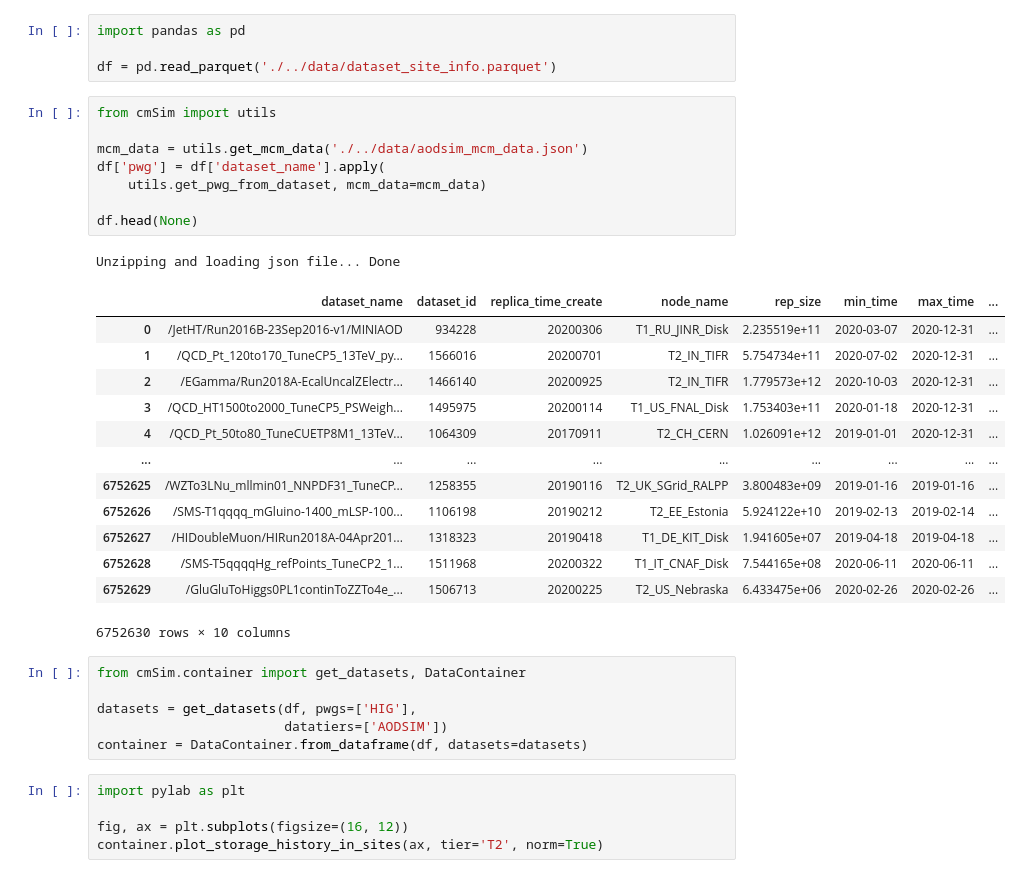
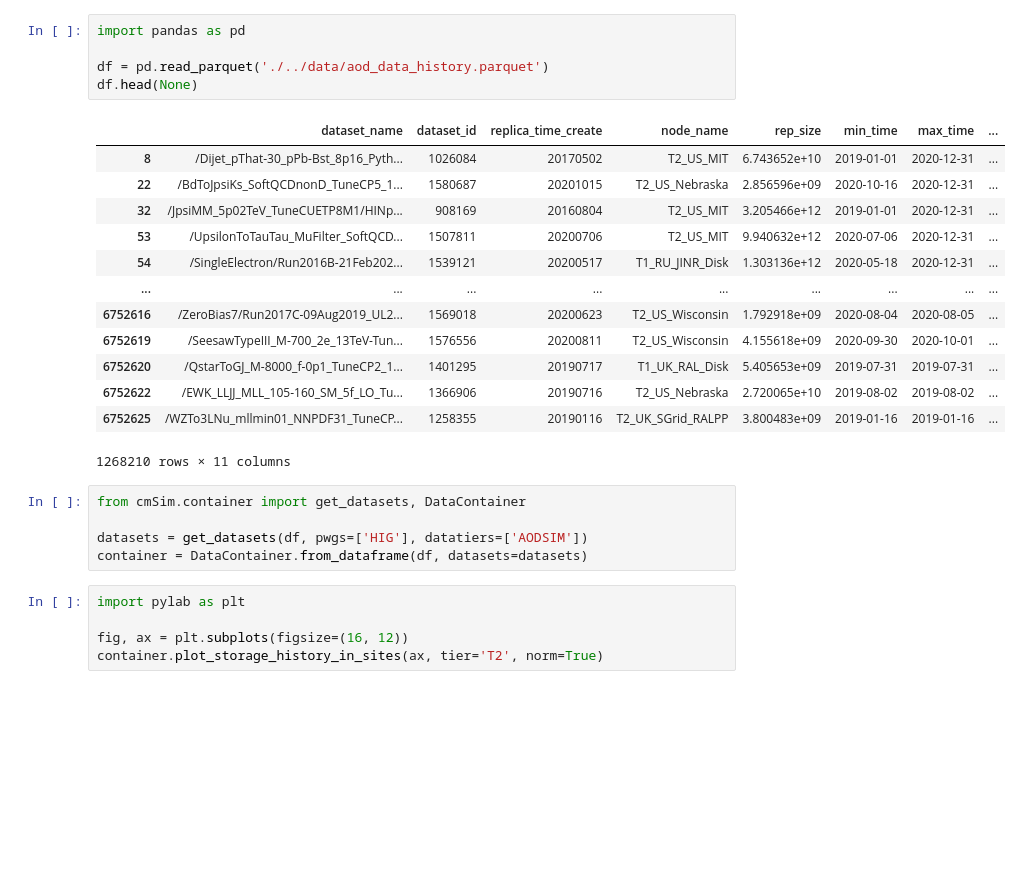
Before and after one commit to SimoneGasperini/cms-cmSim, a Jupyter notebook: notebooks/container_example.ipynb, the cells around one changed output. Saved outputs shown, nothing was run; the diff lists cells and outputs as text; blank space fills up the shorter version.

```diff
--- a/notebooks/container_example.ipynb
+++ b/notebooks/container_example.ipynb
@@ -1,35 +1,26 @@
 # %%
 import pandas as pd
 
-df = pd.read_parquet('./../data/dataset_site_info.parquet')
+df = pd.read_parquet('./../data/aod_data_history.parquet')
+df.head(None)
+# %% [output]
+|  | dataset_name | dataset_id | replica_time_create | node_name | rep_size | min_time | max_time | ... |
+| 8 | /Dijet_pThat-30_pPb-Bst_8p16_Pyth... | 1026084 | 20170502 | T2_US_MIT | 6.743652e+10 | 2019-01-01 | 2020-12-31 | ... |
+| 22 | /BdToJpsiKs_SoftQCDnonD_TuneCP5_1... | 1580687 | 20201015 | T2_US_Nebraska | 2.856596e+09 | 2020-10-16 | 2020-12-31 | ... |
+| 32 | /JpsiMM_5p02TeV_TuneCUETP8M1/HINp... | 908169 | 20160804 | T2_US_MIT | 3.205466e+12 | 2019-01-01 | 2020-12-31 | ... |
+| 53 | /UpsilonToTauTau_MuFilter_SoftQCD... | 1507811 | 20200706 | T2_US_MIT | 9.940632e+12 | 2020-07-06 | 2020-12-31 | ... |
+| 54 | /SingleElectron/Run2016B-21Feb202... | 1539121 | 20200517 | T1_RU_JINR_Disk | 1.303136e+12 | 2020-05-18 | 2020-12-31 | ... |
+| ... | ... | ... | ... | ... | ... | ... | ... | ... |
+| 6752616 | /ZeroBias7/Run2017C-09Aug2019_UL2... | 1569018 | 20200623 | T2_US_Wisconsin | 1.792918e+09 | 2020-08-04 | 2020-08-05 | ... |
+| 6752619 | /SeesawTypeIII_M-700_2e_13TeV-Tun... | 1576556 | 20200811 | T2_US_Wisconsin | 4.155618e+09 | 2020-09-30 | 2020-10-01 | ... |
+| 6752620 | /QstarToGJ_M-8000_f-0p1_TuneCP2_1... | 1401295 | 20190717 | T1_UK_RAL_Disk | 5.405653e+09 | 2019-07-31 | 2019-07-31 | ... |
+| 6752622 | /EWK_LLJJ_MLL_105-160_SM_5f_LO_Tu... | 1366906 | 20190716 | T2_US_Nebraska | 2.720065e+10 | 2019-08-02 | 2019-08-02 | ... |
+| 6752625 | /WZTo3LNu_mllmin01_NNPDF31_TuneCP... | 1258355 | 20190116 | T2_UK_SGrid_RALPP | 3.800483e+09 | 2019-01-16 | 2019-01-16 | ... |
+1268210 rows × 11 columns
-# %%
-from cmSim import utils
-
-mcm_data = utils.get_mcm_data('./../data/aodsim_mcm_data.json')
-df['pwg'] = df['dataset_name'].apply(
-    utils.get_pwg_from_dataset, mcm_data=mcm_data)
-
-df.head(None)
-# %% [output]
-Unzipping and loading json file... Done
-|  | dataset_name | dataset_id | replica_time_create | node_name | rep_size | min_time | max_time | ... |
-| 0 | /JetHT/Run2016B-23Sep2016-v1/MINIAOD | 934228 | 20200306 | T1_RU_JINR_Disk | 2.235519e+11 | 2020-03-07 | 2020-12-31 | ... |
-| 1 | /QCD_Pt_120to170_TuneCP5_13TeV_py... | 1566016 | 20200701 | T2_IN_TIFR | 5.754734e+11 | 2020-07-02 | 2020-12-31 | ... |
-| 2 | /EGamma/Run2018A-EcalUncalZElectr... | 1466140 | 20200925 | T2_IN_TIFR | 1.779573e+12 | 2020-10-03 | 2020-12-31 | ... |
-| 3 | /QCD_HT1500to2000_TuneCP5_PSWeigh... | 1495975 | 20200114 | T1_US_FNAL_Disk | 1.753403e+11 | 2020-01-18 | 2020-12-31 | ... |
-| 4 | /QCD_Pt_50to80_TuneCUETP8M1_13TeV... | 1064309 | 20170911 | T2_CH_CERN | 1.026091e+12 | 2019-01-01 | 2020-12-31 | ... |
-| ... | ... | ... | ... | ... | ... | ... | ... | ... |
-| 6752625 | /WZTo3LNu_mllmin01_NNPDF31_TuneCP... | 1258355 | 20190116 | T2_UK_SGrid_RALPP | 3.800483e+09 | 2019-01-16 | 2019-01-16 | ... |
-| 6752626 | /SMS-T1qqqq_mGluino-1400_mLSP-100... | 1106198 | 20190212 | T2_EE_Estonia | 5.924122e+10 | 2019-02-13 | 2019-02-14 | ... |
-| 6752627 | /HIDoubleMuon/HIRun2018A-04Apr201... | 1318323 | 20190418 | T1_DE_KIT_Disk | 1.941605e+07 | 2019-04-18 | 2019-04-18 | ... |
-| 6752628 | /SMS-T5qqqqHg_refPoints_TuneCP2_1... | 1511968 | 20200322 | T1_IT_CNAF_Disk | 7.544165e+08 | 2020-06-11 | 2020-06-11 | ... |
-| 6752629 | /GluGluToHiggs0PL1continToZZTo4e_... | 1506713 | 20200225 | T2_US_Nebraska | 6.433475e+06 | 2020-02-26 | 2020-02-26 | ... |
-6752630 rows × 10 columns
 # %%
 from cmSim.container import get_datasets, DataContainer
 
-datasets = get_datasets(df, pwgs=['HIG'],
-                        datatiers=['AODSIM'])
+datasets = get_datasets(df, pwgs=['HIG'], datatiers=['AODSIM'])
 container = DataContainer.from_dataframe(df, datasets=datasets)
 # %%
 import pylab as plt
```
Also changed, not shown: 4 other files.
